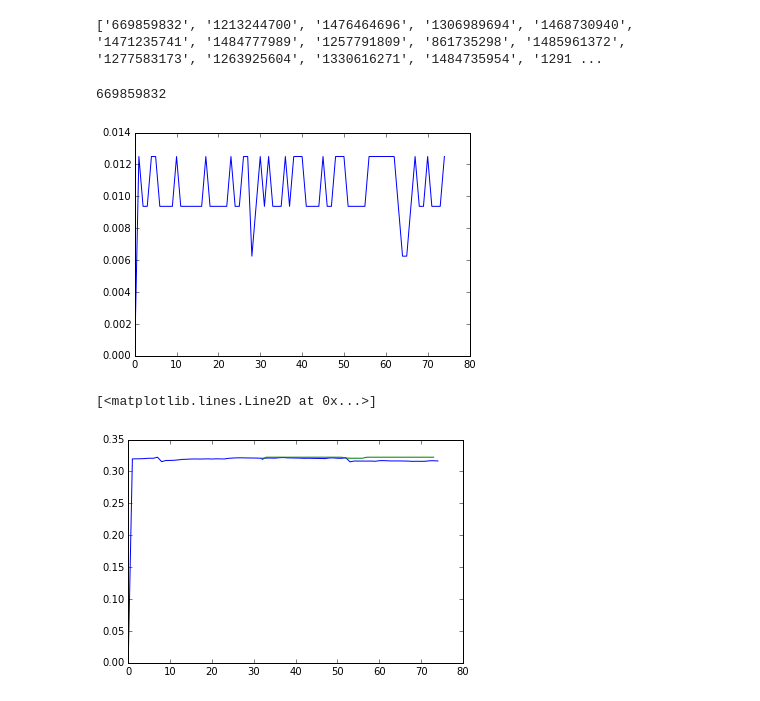
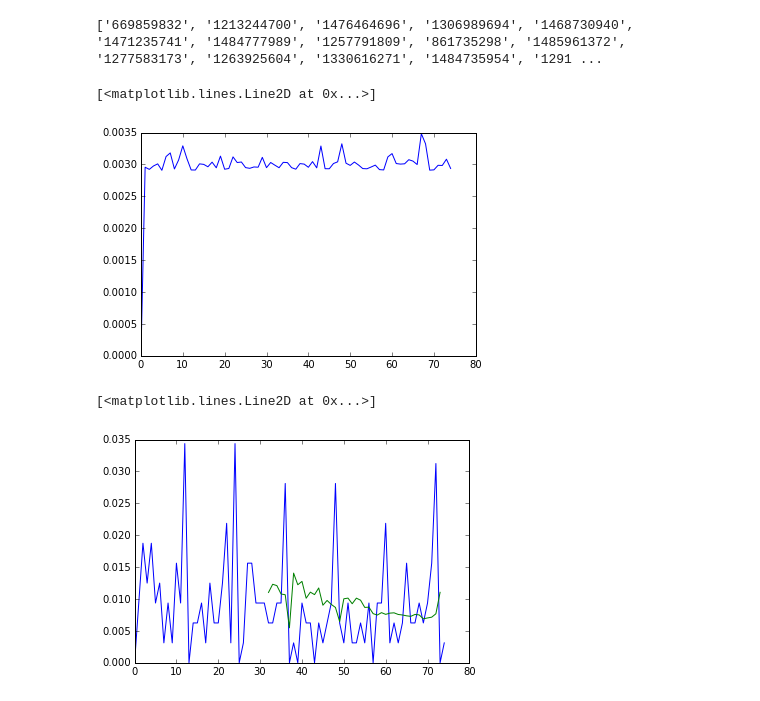
Before and after one commit to Manrich121/ForecastingCloud, a Jupyter notebook: DataPlot/src/google_7h_preprocess.ipynb, the cells around one changed output. Cells and saved outputs as stored; diff of their text form; code cells hidden in the pictures.

```diff
--- a/DataPlot/src/google_7h_preprocess.ipynb
+++ b/DataPlot/src/google_7h_preprocess.ipynb
@@ -40,14 +43,13 @@ for m in selectedMachines:
 # %%
-plt.plot(VMusage[selectedMachines[22]])
-print selectedMachines[0]
+plt.plot(VMusage[selectedMachines[24]])
 # %% [output]
-669859832
+[<matplotlib.lines.Line2D at 0x...>]
-[figure, old version]
+[figure, new version]
 # %%
-data = np.nan_to_num(np.genfromtxt('D:/7h_data/memory/1247252712.csv', dtype=float)).ravel()
-forecasts = np.genfromtxt('D:/7h_data/memory_press/1247252712.csv')
+data = np.nan_to_num(np.genfromtxt('D:/7h_data/cpu/1247252712.csv', dtype=float)).ravel()
+forecasts = np.genfromtxt('D:/7h_data/cpu_ar1/1247252712.csv')
 plt.plot(data)
 plt.plot(range(32,32+len(forecasts)), forecasts)
 # %% [output]
 [<matplotlib.lines.Line2D at 0x...>]
-[figure, old version]
+[figure, new version]
```
Also changed, not shown: parts of 7 cells of this notebook, 15 other files.
